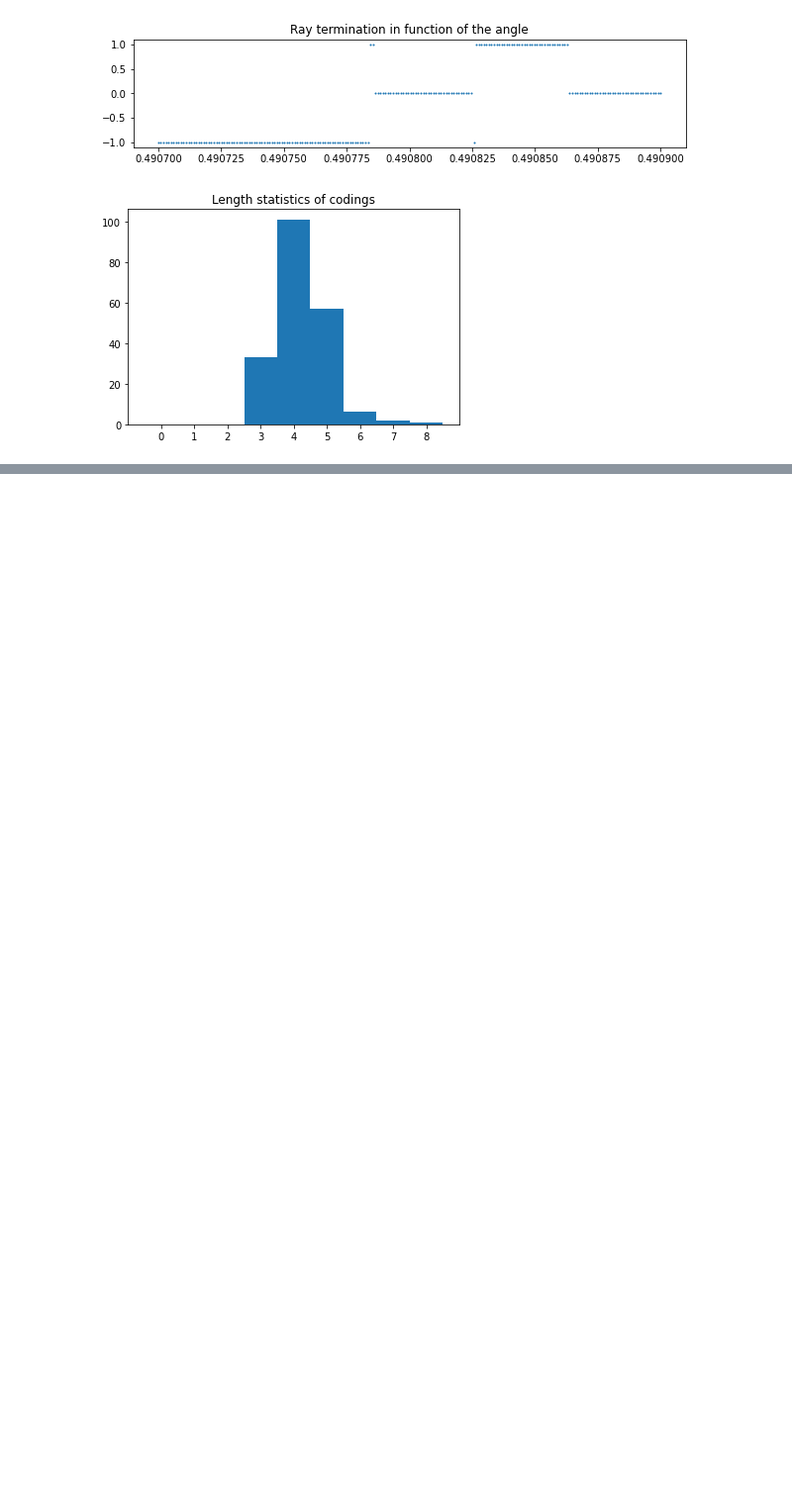
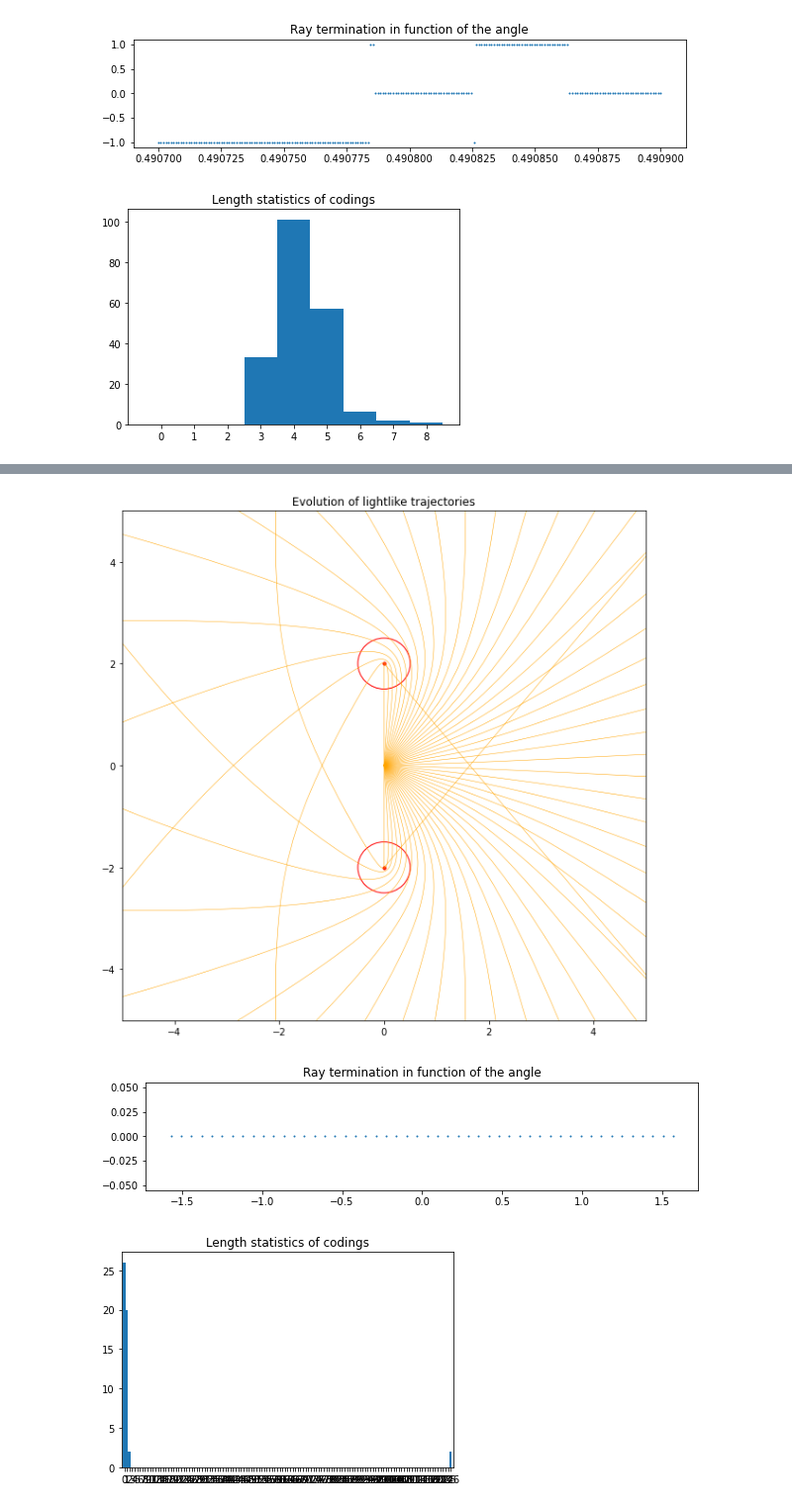
Before and after one commit to mseri/blackholes, a Jupyter notebook: BlackHoles.ipynb, the cells around one changed output, grey strips where cells are left out. Shown at 99% size. Drawn from its saved outputs; the diff is of its cells as text; code cells hidden in the pictures; blank space fills up the shorter version.

```diff
--- a/BlackHoles.ipynb
+++ b/BlackHoles.ipynb
@@ -206,5 +206,9 @@ _ = run_simulation(
 # %%
 _ = run_simulation(
     M=1, s=2, asq=3,
     alphaMin=-1.57, alphaMax=1.57, N=50,
-    truncate=False, bounds=False)
+    truncate=False, bounds=True)
+# %% [output]
+[figure, added]
+[figure, added]
+[figure, added]
```
Also changed, not shown: parts of 2 cells of this notebook.
